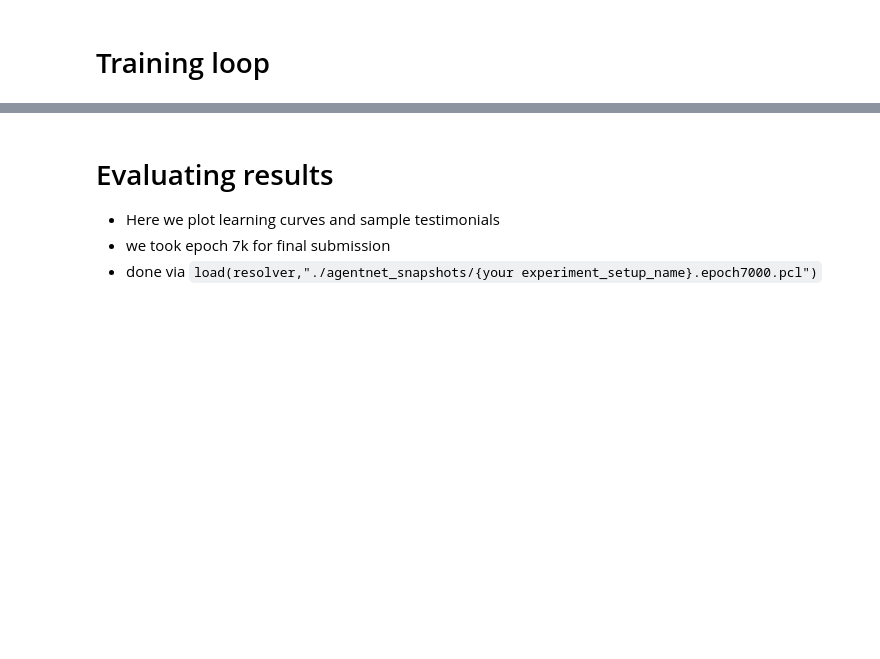
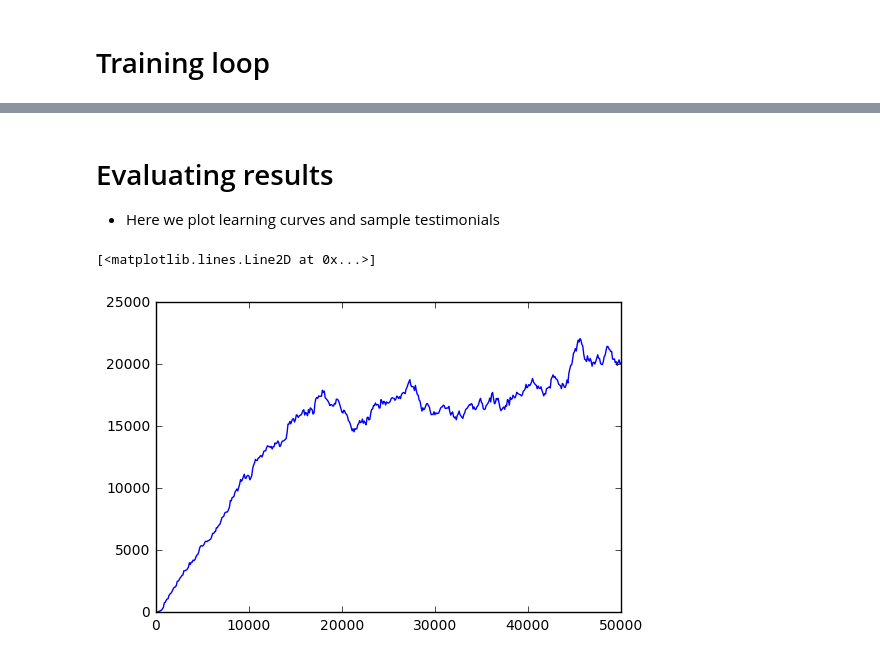
Before and after one commit to yandexdataschool/AgentNet, a Jupyter notebook: examples/Deep Kung-Fu with GRUs and A2c algorithm (OpenAI Gym).ipynb, the cells around one changed output, grey strips where cells are left out. Drawn from its saved outputs; the diff is of its cells as text; code cells hidden in the pictures; blank space fills up the shorter version.

```diff
--- a/examples/Deep Kung-Fu with GRUs and A2c algorithm (OpenAI Gym).ipynb
+++ b/examples/Deep Kung-Fu with GRUs and A2c algorithm (OpenAI Gym).ipynb
@@ -577,0 +179,3 @@ display_sessions(with_plots=True)
+# %%
+#load first sessions (this function calls interact and remembers sessions)
+pool.update(SEQ_LENGTH)
@@ -579,0 +275,37 @@ display_sessions(with_plots=True)
+# %%
+from tqdm import trange
+from IPython.display import clear_output
+
+#the algorithm almost converges by 15k iterations, 50k is for full convergence
+for i in trange(50000):
+
+    #play
+    pool.update(SEQ_LENGTH)
+
+    #train
+    loss = 0.95*loss + 0.05*train_step()
+    targetnet.load_weights(0.01)
+
+
+    if epoch_counter%10==0:
+        #average reward per game tick in current experience replay pool
+        reward_per_tick = 0.95*reward_per_tick + 0.05*pool.experience_replay.rewards.get_value().mean()
+        print("iter=%i\tloss=%.3f\treward/tick=%.3f"%(epoch_counter,
+                                                      loss,
+                                                      reward_per_tick))
+
+    ##record current learning progress and show learning curves
+    if epoch_counter%100 ==0:
+        reward = 0.95*reward + 0.05*np.mean(pool.evaluate(record_video=False))
+        rewards[epoch_counter] = reward
+
+        clear_output(True)
+        plt.plot(*zip(*sorted(rewards.items(),key=lambda (t,r):t)))
+        plt.show()
+
+
+
+    epoch_counter  +=1
+
+
+# Time to drink some coffee!
@@ -580 +314,10 @@ display_sessions(with_plots=True)
+# %% [markdown]
+# Evaluating results
+ * Here we plot learning curves and sample testimonials
+# %%
+import pandas as pd
+plt.plot(*zip(*sorted(rewards.items(),key=lambda k:k[0])))
+# %% [output]
+[<matplotlib.lines.Line2D at 0x...>]
+[figure, added]
 # %%
@@ -660,5 +325,0 @@ for i in range(n_epochs):
-# %% [markdown]
-# Evaluating results
- * Here we plot learning curves and sample testimonials
- * we took epoch 7k for final submission
- * done via `load(resolver,"./agentnet_snapshots/{your experiment_setup_name}.epoch7000.pcl")`
```
Also changed, not shown: parts of 92 cells of this notebook, 1 other file.
